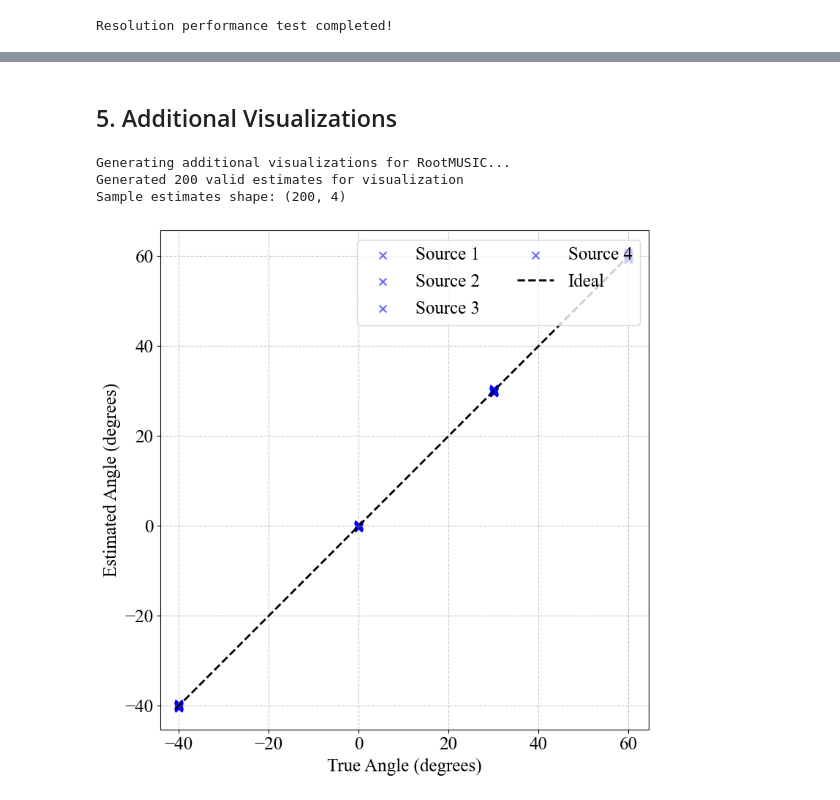
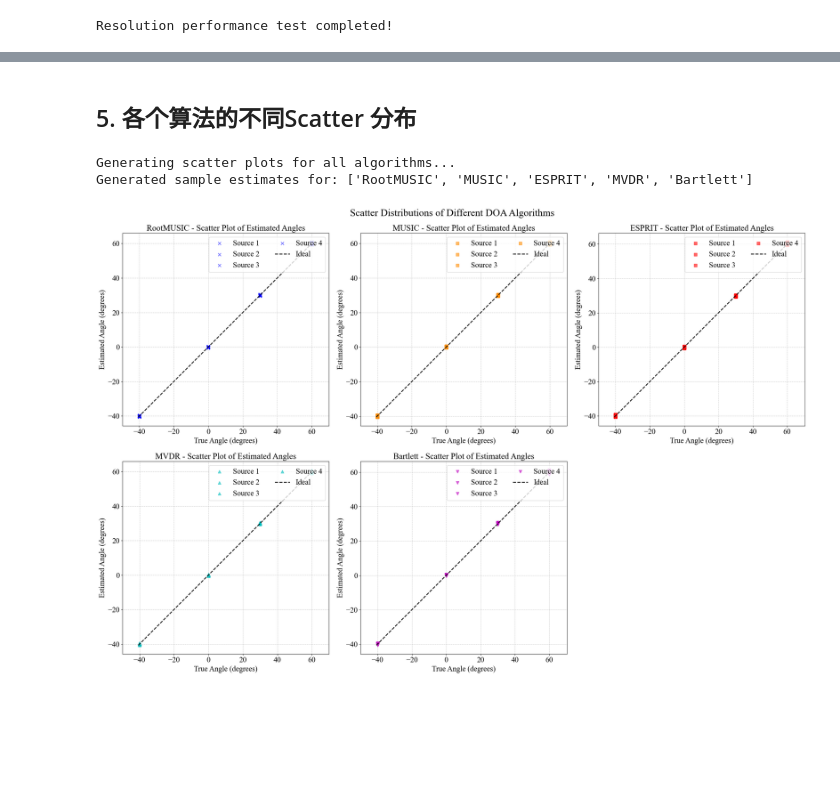
Before and after one commit to hengxt/doatools, a Jupyter notebook: examples/ex3_performance.ipynb, the cells around one changed output, grey strips where cells are left out. Cells and saved outputs as stored; diff of their text form; code cells hidden in the pictures; blank space fills up the shorter version.

```diff
--- a/examples/ex3_performance.ipynb
+++ b/examples/ex3_performance.ipynb
@@ -285,10 +280,10 @@ plt.show()
 # %% [markdown]
-## 5. Additional Visualizations
+## 5. 各个算法的不同Scatter 分布
 # %%
-# Let's also generate some additional visualizations for a specific algorithm
-# We'll use RootMUSIC at SNR=0 dB with 100 snapshots
+# Let's generate scatter plots for all algorithms
+# We'll use SNR=0 dB with 100 snapshots
 
-print("Generating additional visualizations for RootMUSIC...")
+print('Generating scatter plots for all algorithms...')
 
 sample_snr = 0.0  # SNR in dB
 sample_n_snapshots = 100  # Number of snapshots
@@ -301,35 +296,38 @@ sample_result = perf.evaluate_performance(
     snr=sample_snr,
     n_snapshots=sample_n_snapshots,
     n_monte_carlo=sample_n_monte_carlo,
-    estimators={'RootMUSIC': estimators['RootMUSIC']},
+    estimators=estimators,
     crb_types=['sto'],
     metrics=['mse', 'bias'],
     save_sample_estimates=True
 )
 
-# Get sample estimates for RootMUSIC
-sample_estimates = sample_result.sample_estimates.get('RootMUSIC', None)
-if sample_estimates is not None:
-    print(f"Generated {sample_estimates.shape[0]} valid estimates for visualization")
-    print(f"Sample estimates shape: {sample_estimates.shape}")
-else:
-    print("No sample estimates available!")
-    sample_estimates = []
-
-# Plot scatter plot of true vs estimated angles
-if sample_estimates is not None and sample_estimates.shape[0] > 0:
-    fig, ax = plt.subplots(figsize=(8, 8))  # 使用正方形比例
-    plt_tools.plot_scatter_estimates(
-        true_angles=source_angles,
-        estimates=sample_estimates,
-        algorithm_name='RootMUSIC',
-        angle_unit='deg',
-        ax=ax
-    )
-    plt.tight_layout()
-    plt.show()
+print(f'Generated sample estimates for: {list(sample_result.sample_estimates.keys())}')
 # %% [output]
-Generating additional visualizations for RootMUSIC...
-Generated 200 valid estimates for visualization
-Sample estimates shape: (200, 4)
+Generating scatter plots for all algorithms...
+Generated sample estimates for: ['RootMUSIC', 'MUSIC', 'ESPRIT', 'MVDR', 'Bartlett']
-[figure, removed]
+# %%
+# Plot scatter plot for each algorithm
+fig, axes = plt.subplots(2, 3, figsize=(24, 16))
+axes = axes.flatten()
+
+for i, (alg_name, estimates) in enumerate(sample_result.sample_estimates.items()):
+    ax = axes[i]
+    plt_tools.plot_scatter_estimates(
+        true_angles=source_angles,
+        estimates=estimates,
+        algorithm_name=alg_name,
+        angle_unit='deg',
+        ax=ax
+    )
+    ax.set_title(f'{alg_name} - Scatter Plot of Estimated Angles', fontsize=20)
+
+# Hide the last unused subplot if there are fewer than 6 algorithms
+for j in range(len(sample_result.sample_estimates), len(axes)):
+    axes[j].set_visible(False)
+
+plt.suptitle('Scatter Distributions of Different DOA Algorithms', fontsize=24, y=0.98)
+plt.tight_layout()
+plt.show()
+# %% [output]
+[figure, added]
```
Also changed, not shown: parts of 16 cells of this notebook, 2 other files.
